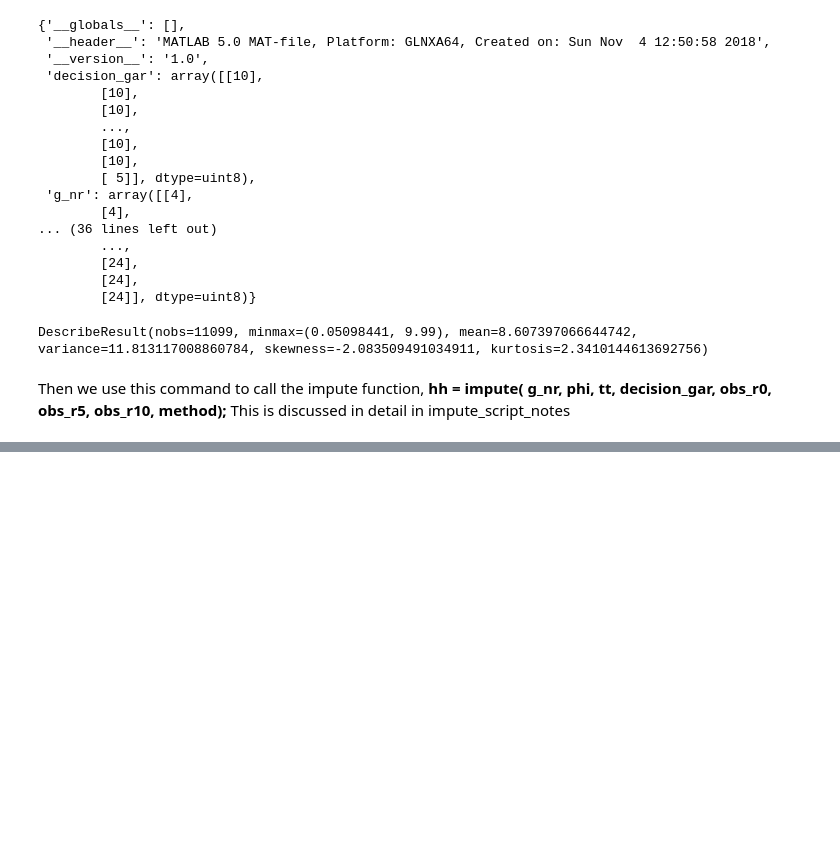
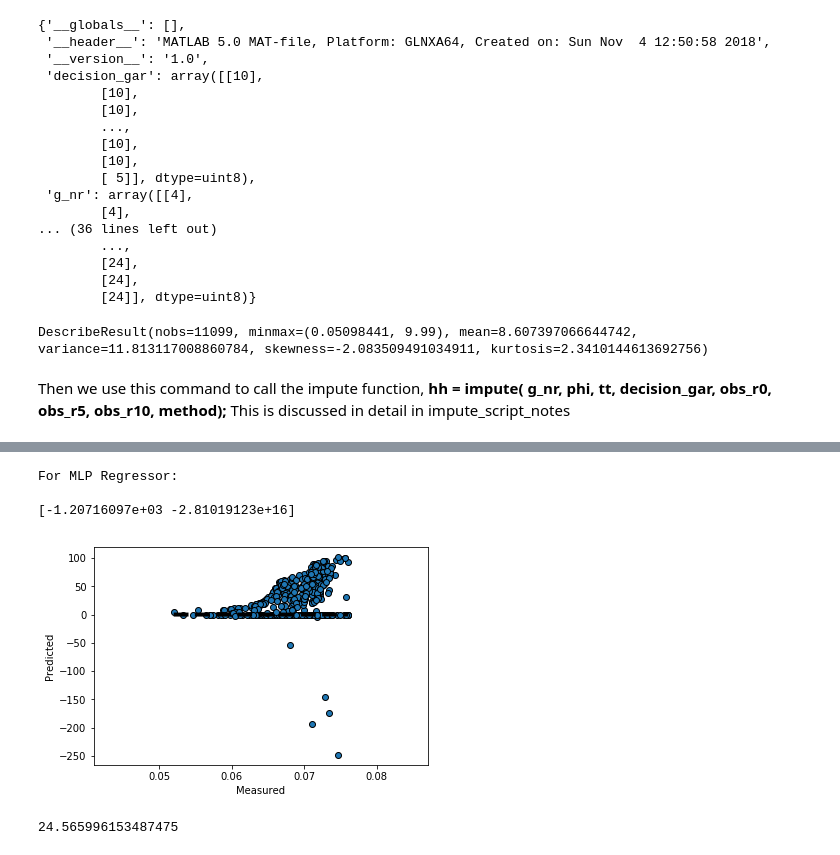
Before and after one commit to andreveiga2/imputaiton, a Jupyter notebook: Untitled.ipynb, the cells around one changed output, grey strips where cells are left out. Cells and saved outputs as stored; diff of their text form; code cells hidden in the pictures; blank space fills up the shorter version.

```diff
--- a/Untitled.ipynb
+++ b/Untitled.ipynb
@@ -150,0 +193,27 @@ ValueError: Found input variables with inconsistent numbers of samples: [2, 1]
+# %%
+#applying MLP
+#Multi-layer Perceptron regressor.
+#This model optimizes the squared-loss using LBFGS or stochastic gradient descent.
+#sensitive to all values given below
+#momentum and others which were not related to our config were ignored
+#again a complete grid test could give better results and account for inter dependence
+reg = MLPRegressor( hidden_layer_sizes=(1000,), solver='adam', alpha = 0.01, batch_size='auto',
+    learning_rate='adaptive', learning_rate_init=0.07, max_iter=1000000, verbose=False, warm_start=False)
+
+predicted = cross_val_predict(reg, A, y, cv=kf)
+scores = cross_val_score(reg, A, y, cv=kf)
+print('For MLP Regressor: \n')
+print(scores);
+fig, ax = plt.subplots()
+ax.scatter(y, predicted, edgecolors=(0, 0, 0))
+ax.plot([y.min(), y.max()], [y.min(), y.max()], 'k--', lw=4)
+ax.set_xlabel('Measured')
+ax.set_ylabel('Predicted')
+plt.show()
+print(accuracy(y,predicted))
+# %% [output]
+For MLP Regressor:
+
+[-1.20716097e+03 -2.81019123e+16]
+[figure, added]
+24.565996153487475
```
Also changed, not shown: parts of 7 cells of this notebook.
